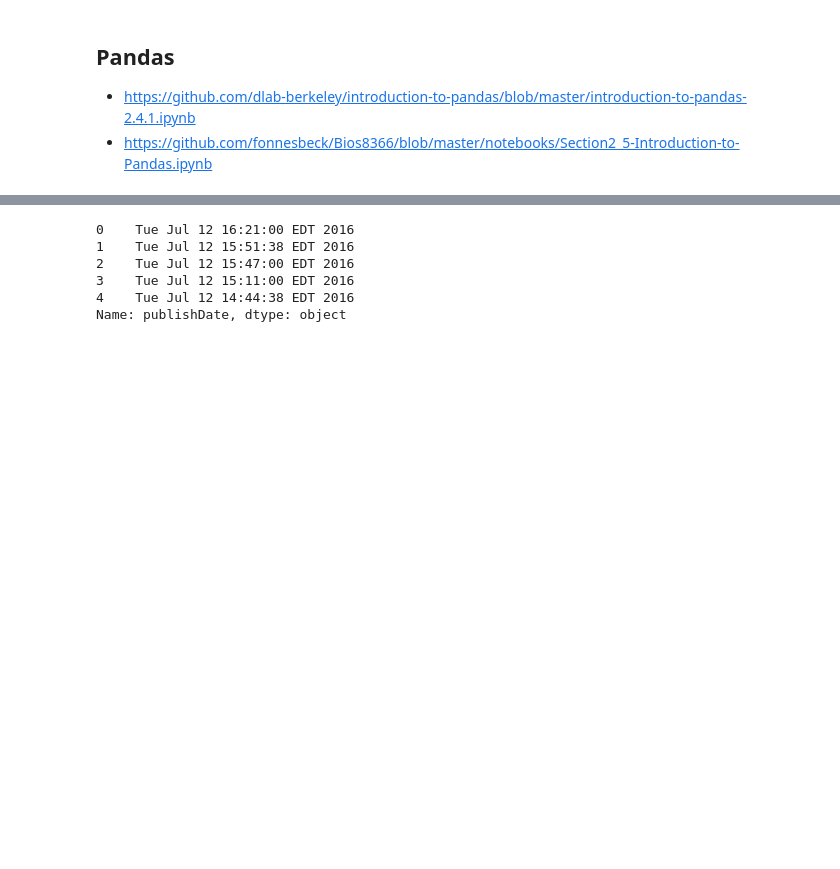
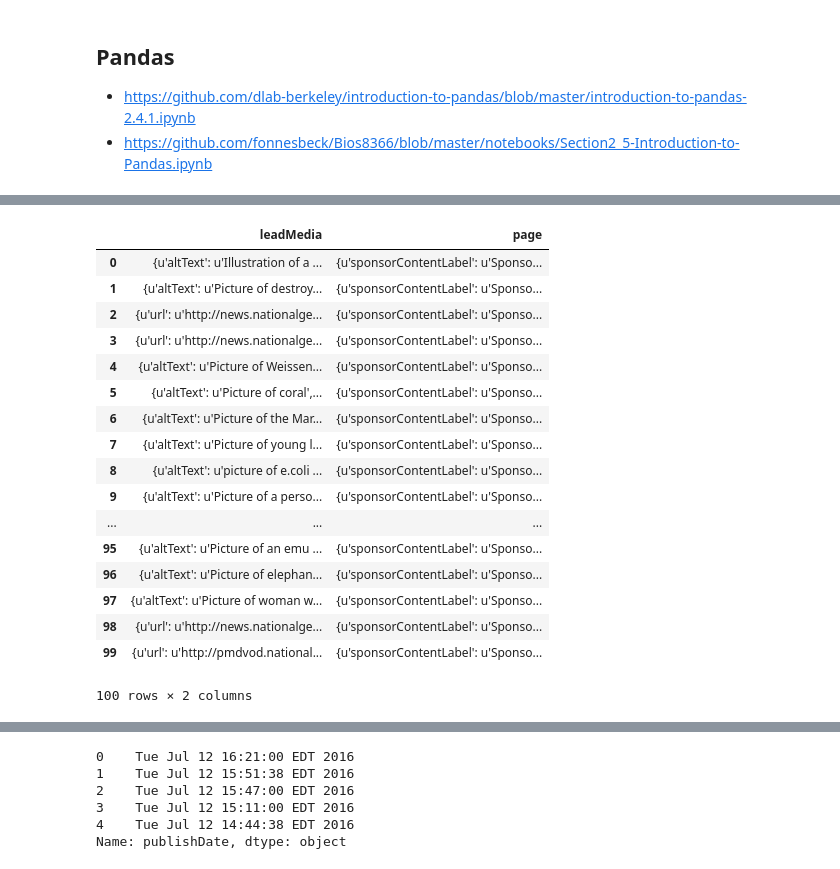
Before and after one commit to clutchyork/pythonetl, a Jupyter notebook: 20160713-demo.ipynb, the cells around one changed output, grey strips where cells are left out. Cells and saved outputs as stored; diff of their text form; code cells hidden in the pictures; blank space fills up the shorter version.

```diff
--- a/20160713-demo.ipynb
+++ b/20160713-demo.ipynb
@@ -333,0 +377,21 @@ data = res.json()
+# %%
+pd.DataFrame(data)
+# %% [output]
+|  | leadMedia | page |
+| 0 | {u'altText': u'Illustration of a ... | {u'sponsorContentLabel': u'Sponso... |
+| 1 | {u'altText': u'Picture of destroy... | {u'sponsorContentLabel': u'Sponso... |
+| 2 | {u'url': u'http://news.nationalge... | {u'sponsorContentLabel': u'Sponso... |
+| 3 | {u'url': u'http://news.nationalge... | {u'sponsorContentLabel': u'Sponso... |
+| 4 | {u'altText': u'Picture of Weissen... | {u'sponsorContentLabel': u'Sponso... |
+| 5 | {u'altText': u'Picture of coral',... | {u'sponsorContentLabel': u'Sponso... |
+| 6 | {u'altText': u'Picture of the Mar... | {u'sponsorContentLabel': u'Sponso... |
+| 7 | {u'altText': u'Picture of young l... | {u'sponsorContentLabel': u'Sponso... |
+| 8 | {u'altText': u'picture of e.coli ... | {u'sponsorContentLabel': u'Sponso... |
+| 9 | {u'altText': u'Picture of a perso... | {u'sponsorContentLabel': u'Sponso... |
+| ... | ... | ... |
+| 95 | {u'altText': u'Picture of an emu ... | {u'sponsorContentLabel': u'Sponso... |
+| 96 | {u'altText': u'Picture of elephan... | {u'sponsorContentLabel': u'Sponso... |
+| 97 | {u'altText': u'Picture of woman w... | {u'sponsorContentLabel': u'Sponso... |
+| 98 | {u'url': u'http://news.nationalge... | {u'sponsorContentLabel': u'Sponso... |
+| 99 | {u'url': u'http://pmdvod.national... | {u'sponsorContentLabel': u'Sponso... |
+100 rows × 2 columns
```
Also changed, not shown: parts of 22 cells of this notebook.
